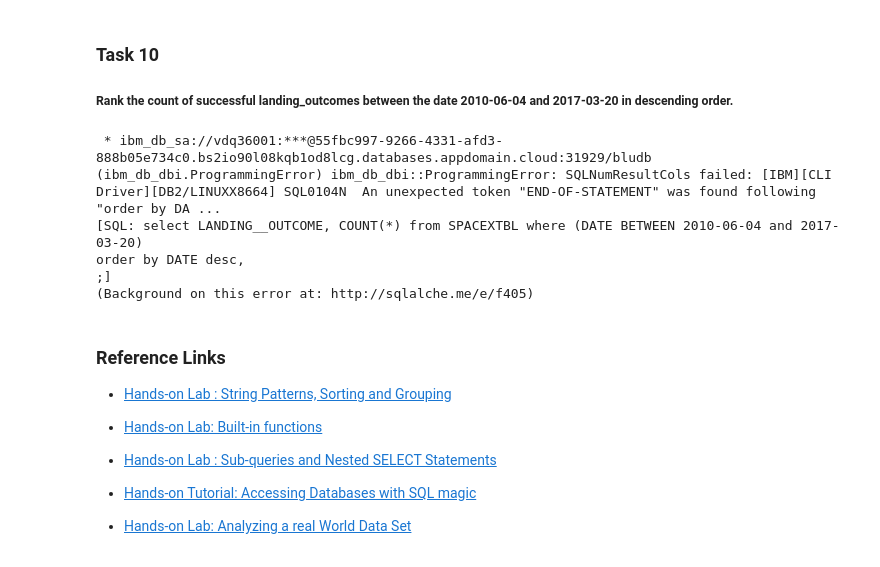
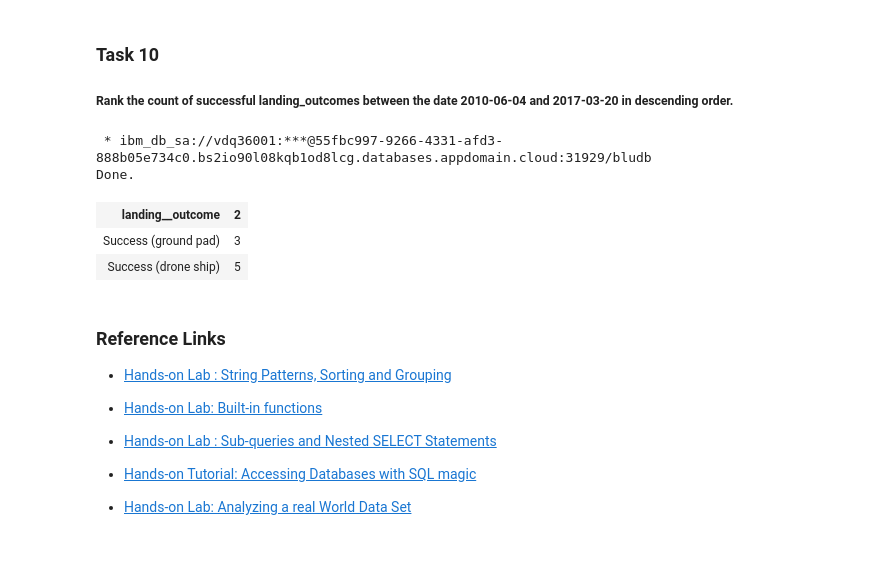
Before and after one commit to JessicaMarino/dataScience_repo, a Jupyter notebook: jupyter-labs-eda-sql-edx.ipynb, the cells around one changed output. Cells and saved outputs as stored; diff of their text form; code cells hidden in the pictures.

```diff
--- a/jupyter-labs-eda-sql-edx.ipynb
+++ b/jupyter-labs-eda-sql-edx.ipynb
@@ -281,16 +281,18 @@ Done.
 ##### Rank the  count of  successful landing_outcomes between the date 2010-06-04 and 2017-03-20 in descending order.
 # %%
 %%sql
-select LANDING__OUTCOME, COUNT(*) from SPACEXTBL where (DATE BETWEEN 2010-06-04 and 2017-03-20)
-order by DATE desc,
+select LANDING__OUTCOME, COUNT(*) from SPACEXTBL
+where LANDING__OUTCOME LIKE 'Success%'
+and DATE BETWEEN '2010-06-04' and '2017-03-20'
+group by LANDING__OUTCOME
+order by LANDING__OUTCOME desc
 ;
 # %% [output]
  * ibm_db_sa://vdq36001:***@55fbc997-9266-4331-afd3-888b05e734c0.bs2io90l08kqb1od8lcg.databases.appdomain.cloud:31929/bludb
-(ibm_db_dbi.ProgrammingError) ibm_db_dbi::ProgrammingError: SQLNumResultCols failed: [IBM][CLI Driver][DB2/LINUXX8664] SQL0104N  An unexpected token "END-OF-STATEMENT" was found following "order by DA ...
-[SQL: select LANDING__OUTCOME, COUNT(*) from SPACEXTBL where (DATE BETWEEN 2010-06-04 and 2017-03-20)
-order by DATE desc,
-;]
-(Background on this error at: http://sqlalche.me/e/f405)
+Done.
+| landing__outcome | 2 |
+| Success (ground pad) | 3 |
+| Success (drone ship) | 5 |
 # %% [markdown]
 ### Reference Links
 
```
Also changed, not shown: parts of 1 cell of this notebook.
